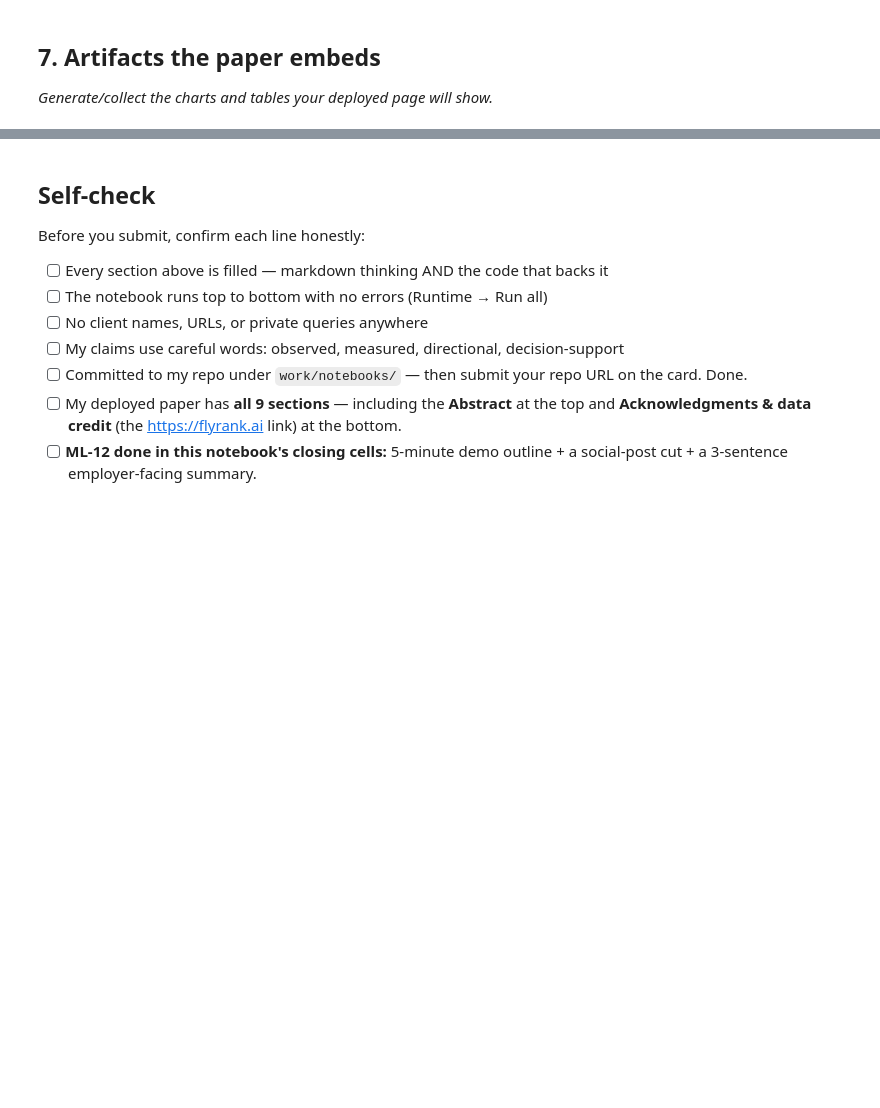
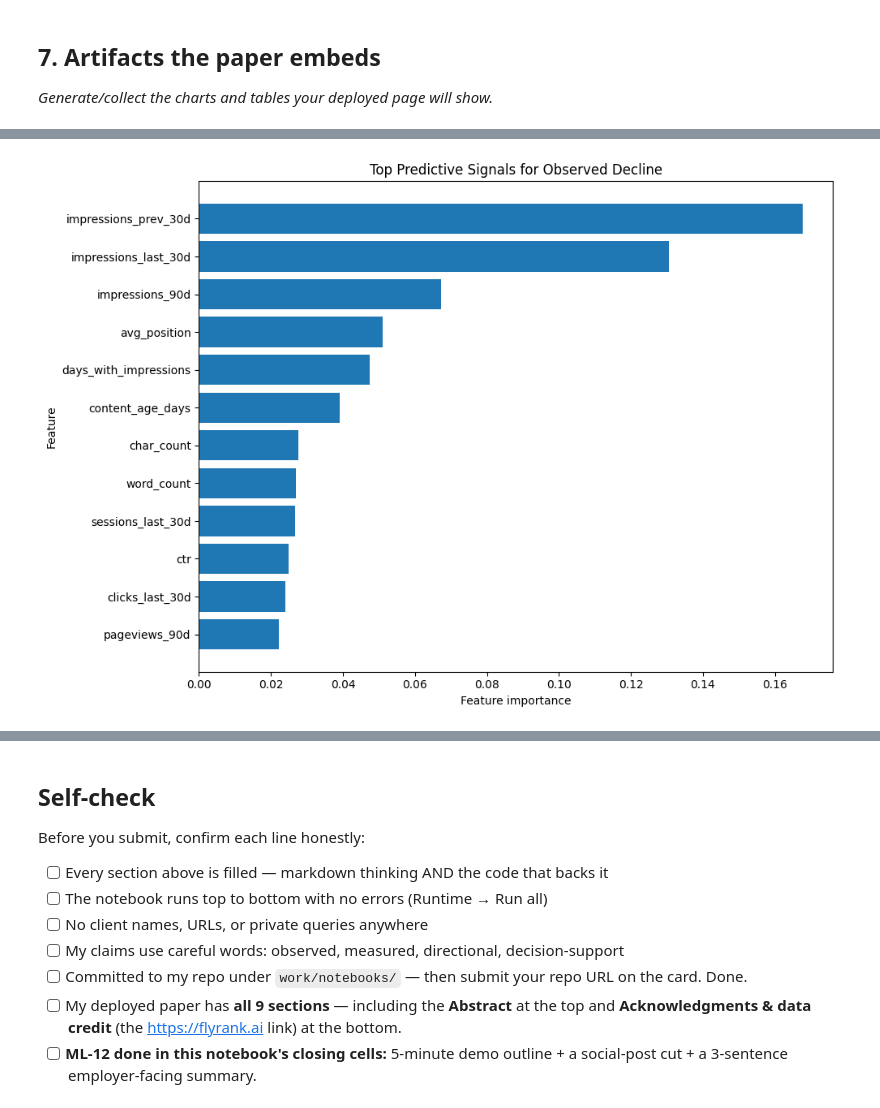
Before and after one commit to MalikZeeshan1122/FlyRank-ML-Internship-Starter, a Jupyter notebook: work/notebooks/capstone.ipynb, the cells around one changed output, grey strips where cells are left out. Saved outputs shown, nothing was run; the diff lists cells and outputs as text; code cells hidden in the pictures; blank space fills up the shorter version.

```diff
--- a/work/notebooks/capstone.ipynb
+++ b/work/notebooks/capstone.ipynb
@@ -36,0 +721,28 @@ This skeleton is yours to fill. Work the sections **in order** — each one has
+# %%
+# ============================================================
+# ARTIFACT 2 — TOP FEATURE IMPORTANCE
+# ============================================================
+
+top_n = 12
+
+plot_features = (
+    importance_df
+    .head(top_n)
+    .sort_values("importance")
+)
+
+plt.figure(figsize=(10, 7))
+
+plt.barh(
+    plot_features["feature"],
+    plot_features["importance"]
+)
+
+plt.xlabel("Feature importance")
+plt.ylabel("Feature")
+plt.title("Top Predictive Signals for Observed Decline")
+
+plt.tight_layout()
+plt.show()
+# %% [output]
+[figure, added]
```
Also changed, not shown: parts of 28 cells of this notebook.
